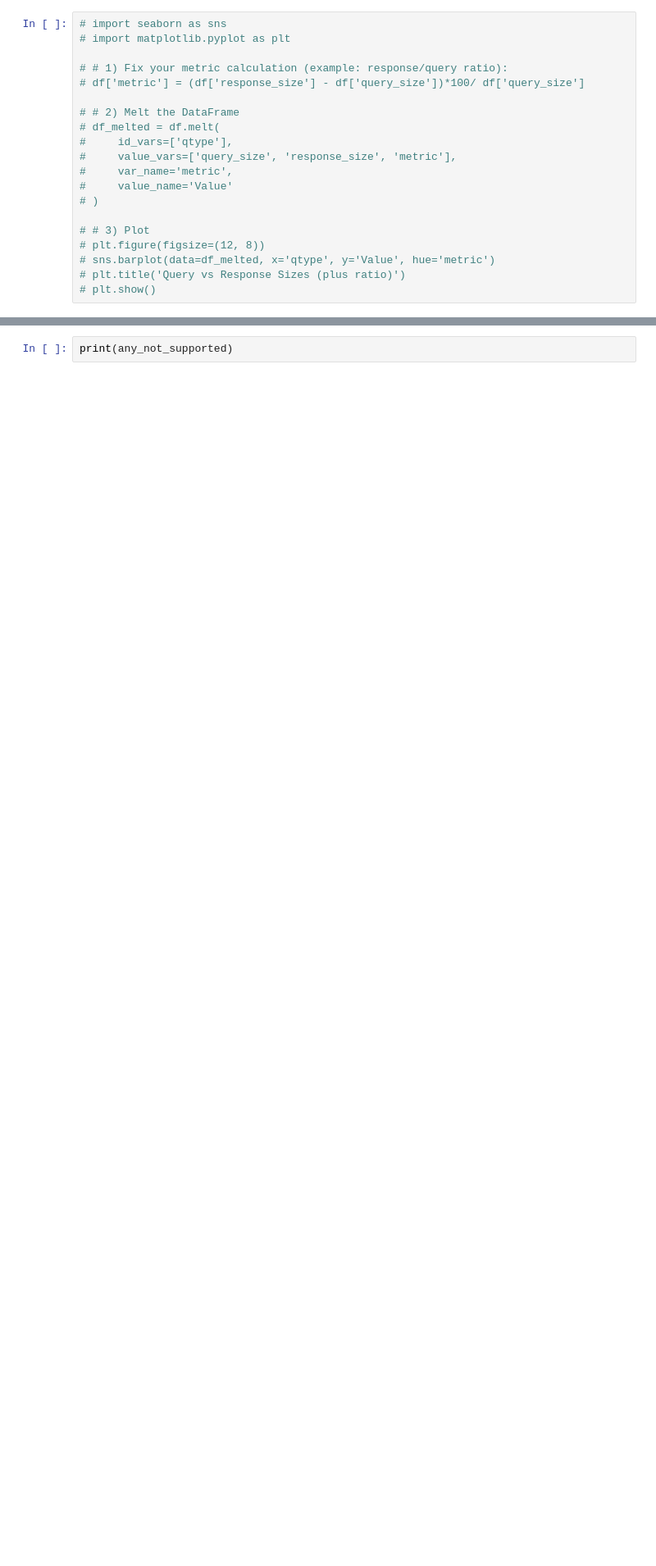
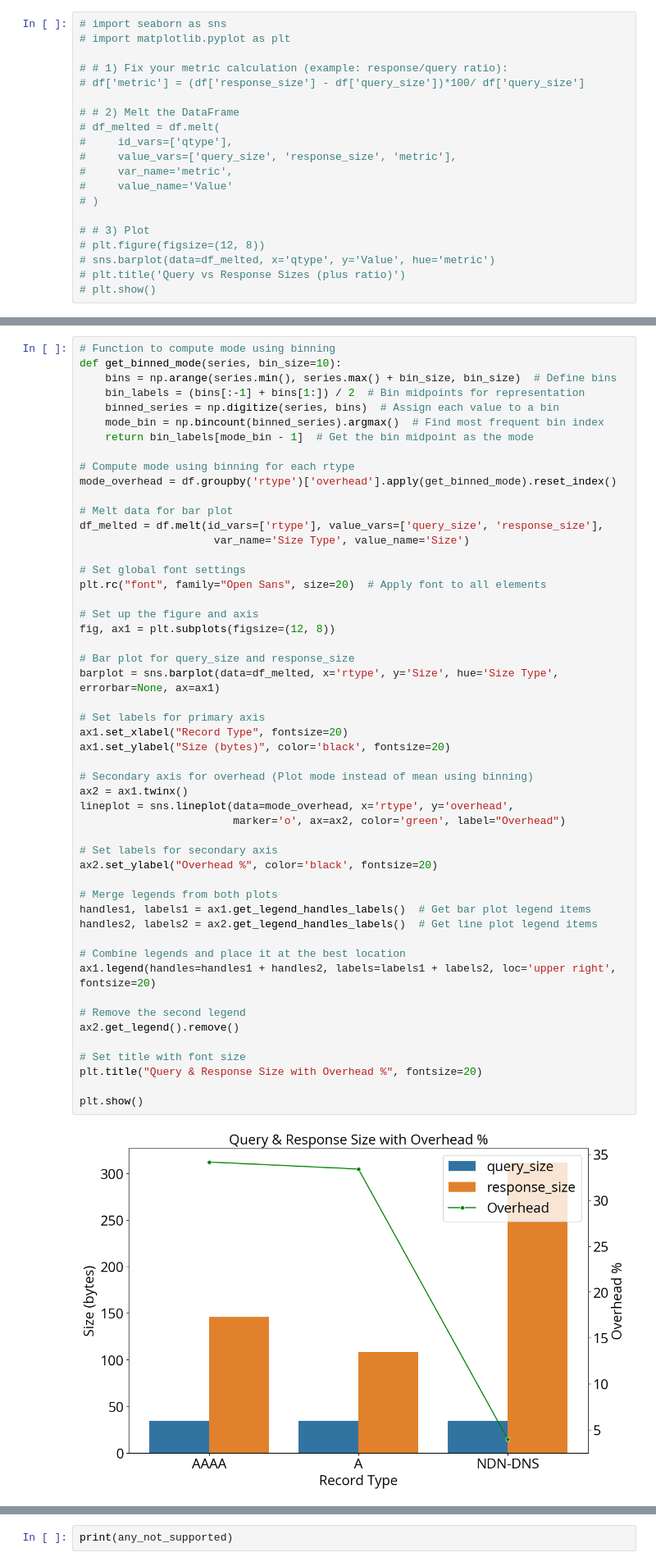
Before and after one commit to SachinJalan/DNS-Renaissance, a Jupyter notebook: any-record-analysis/analyze-requests.ipynb, the cells around one changed output, grey strips where cells are left out. Shown: that part at 82% size. Saved outputs shown, nothing was run; the diff lists cells and outputs as text; blank space fills up the shorter version.

```diff
--- a/any-record-analysis/analyze-requests.ipynb
+++ b/any-record-analysis/analyze-requests.ipynb
@@ -344,0 +398,53 @@ plt.show()
+# %%
+# Function to compute mode using binning
+def get_binned_mode(series, bin_size=10):
+    bins = np.arange(series.min(), series.max() + bin_size, bin_size)  # Define bins
+    bin_labels = (bins[:-1] + bins[1:]) / 2  # Bin midpoints for representation
+    binned_series = np.digitize(series, bins)  # Assign each value to a bin
+    mode_bin = np.bincount(binned_series).argmax()  # Find most frequent bin index
+    return bin_labels[mode_bin - 1]  # Get the bin midpoint as the mode
+
+# Compute mode using binning for each rtype
+mode_overhead = df.groupby('rtype')['overhead'].apply(get_binned_mode).reset_index()
+
+# Melt data for bar plot
+df_melted = df.melt(id_vars=['rtype'], value_vars=['query_size', 'response_size'],
+                     var_name='Size Type', value_name='Size')
+
+# Set global font settings
+plt.rc("font", family="Open Sans", size=20)  # Apply font to all elements
+
+# Set up the figure and axis
+fig, ax1 = plt.subplots(figsize=(12, 8))
+
+# Bar plot for query_size and response_size
+barplot = sns.barplot(data=df_melted, x='rtype', y='Size', hue='Size Type', errorbar=None, ax=ax1)
+
+# Set labels for primary axis
+ax1.set_xlabel("Record Type", fontsize=20)
+ax1.set_ylabel("Size (bytes)", color='black', fontsize=20)
+
+# Secondary axis for overhead (Plot mode instead of mean using binning)
+ax2 = ax1.twinx()
+lineplot = sns.lineplot(data=mode_overhead, x='rtype', y='overhead',
+                        marker='o', ax=ax2, color='green', label="Overhead")
+
+# Set labels for secondary axis
+ax2.set_ylabel("Overhead %", color='black', fontsize=20)
+
+# Merge legends from both plots
+handles1, labels1 = ax1.get_legend_handles_labels()  # Get bar plot legend items
+handles2, labels2 = ax2.get_legend_handles_labels()  # Get line plot legend items
+
+# Combine legends and place it at the best location
+ax1.legend(handles=handles1 + handles2, labels=labels1 + labels2, loc='upper right', fontsize=20)
+
+# Remove the second legend
+ax2.get_legend().remove()
+
+# Set title with font size
+plt.title("Query & Response Size with Overhead %", fontsize=20)
+
+plt.show()
+# %% [output]
+[figure, added]
```
Also changed, not shown: parts of 12 cells of this notebook, 2 other files.
